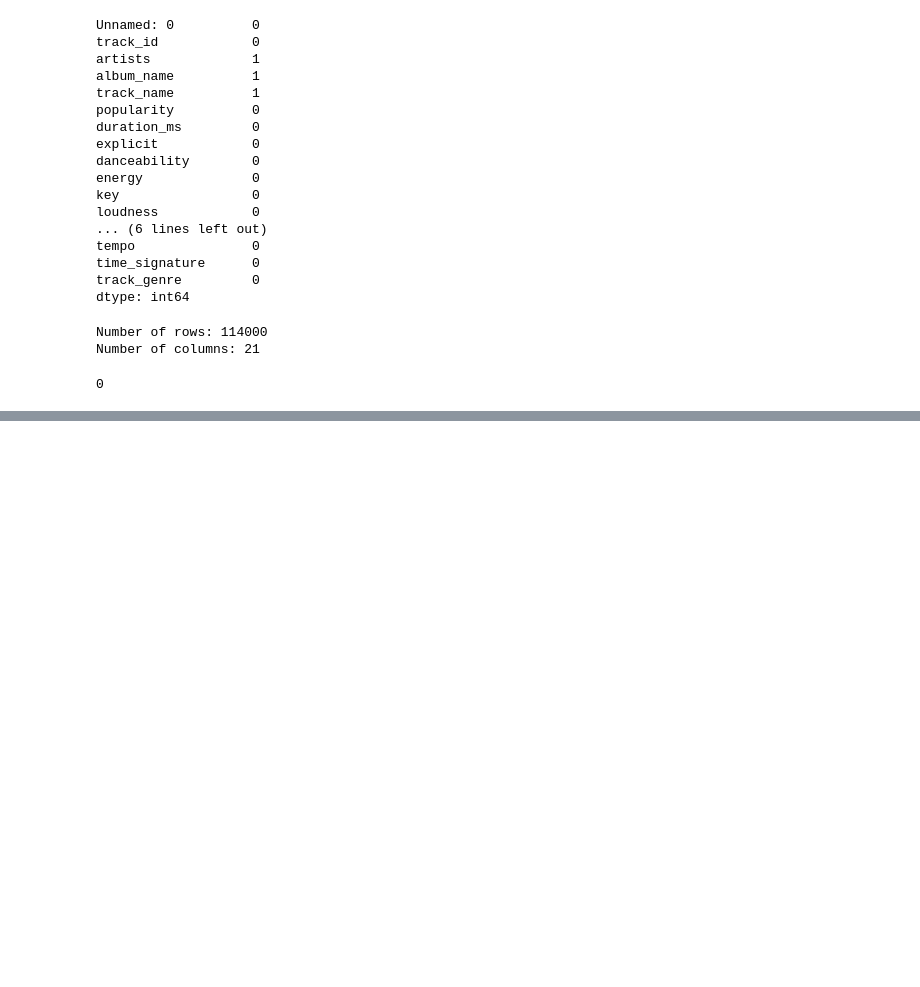
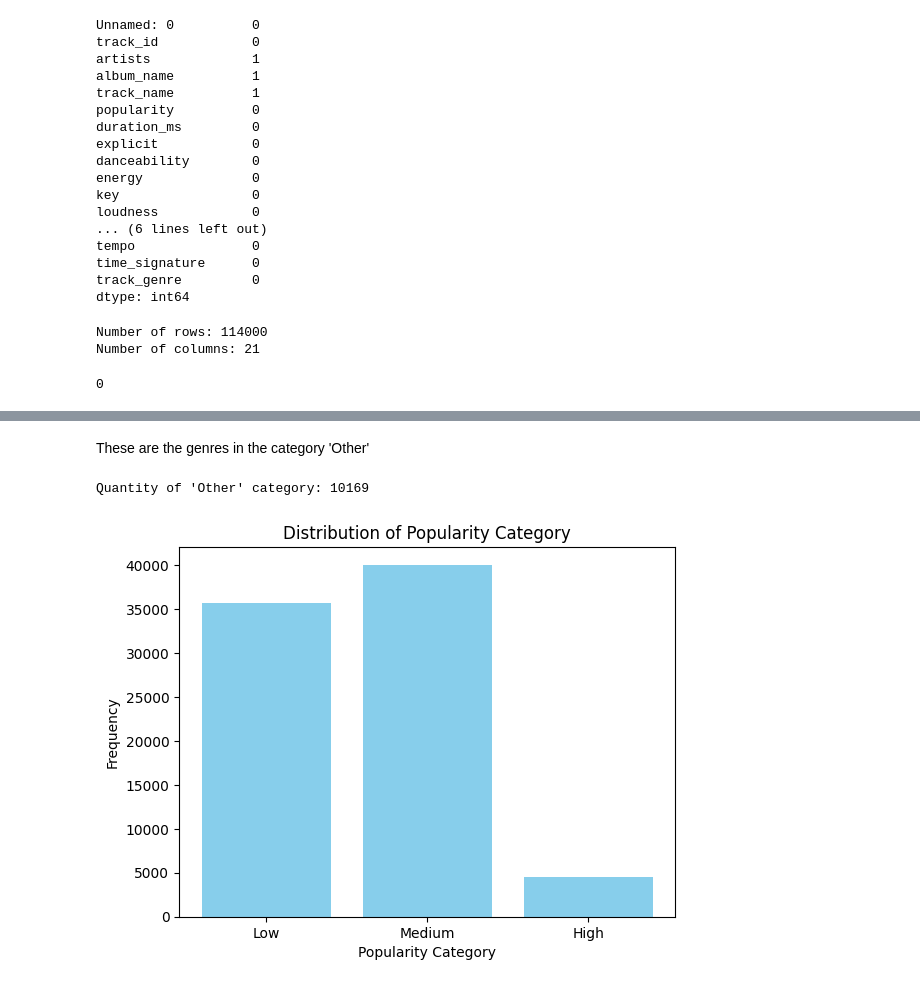
Before and after one commit to juancbuitrago/Workshop2, a Jupyter notebook: notebooks/EDA_002.ipynb, the cells around one changed output, grey strips where cells are left out. Drawn from its saved outputs; the diff is of its cells as text; code cells hidden in the pictures; blank space fills up the shorter version.

```diff
--- a/notebooks/EDA_002.ipynb
+++ b/notebooks/EDA_002.ipynb
@@ -137,0 +273,22 @@ NameError: name 'logging' is not defined
+# %% [markdown]
+These are the genres in the category 'Other'
+# %%
+category_counts = spotify_df['genre_category'].value_counts()
+
+other_category_count = category_counts.get('Other', 0)
+
+print("Quantity of 'Other' category:", other_category_count)
+# %% [output]
+Quantity of 'Other' category: 10169
+# %%
+popularity_counts = spotify_df['popularity_category'].value_counts().sort_index()
+
+plt.bar(popularity_counts.index, popularity_counts.values, color='skyblue')
+
+plt.xlabel('Popularity Category')
+plt.ylabel('Frequency')
+plt.title('Distribution of Popularity Category')
+
+plt.show()
+# %% [output]
+[figure, added]
```
Also changed, not shown: parts of 23 cells of this notebook, 6 other files.
